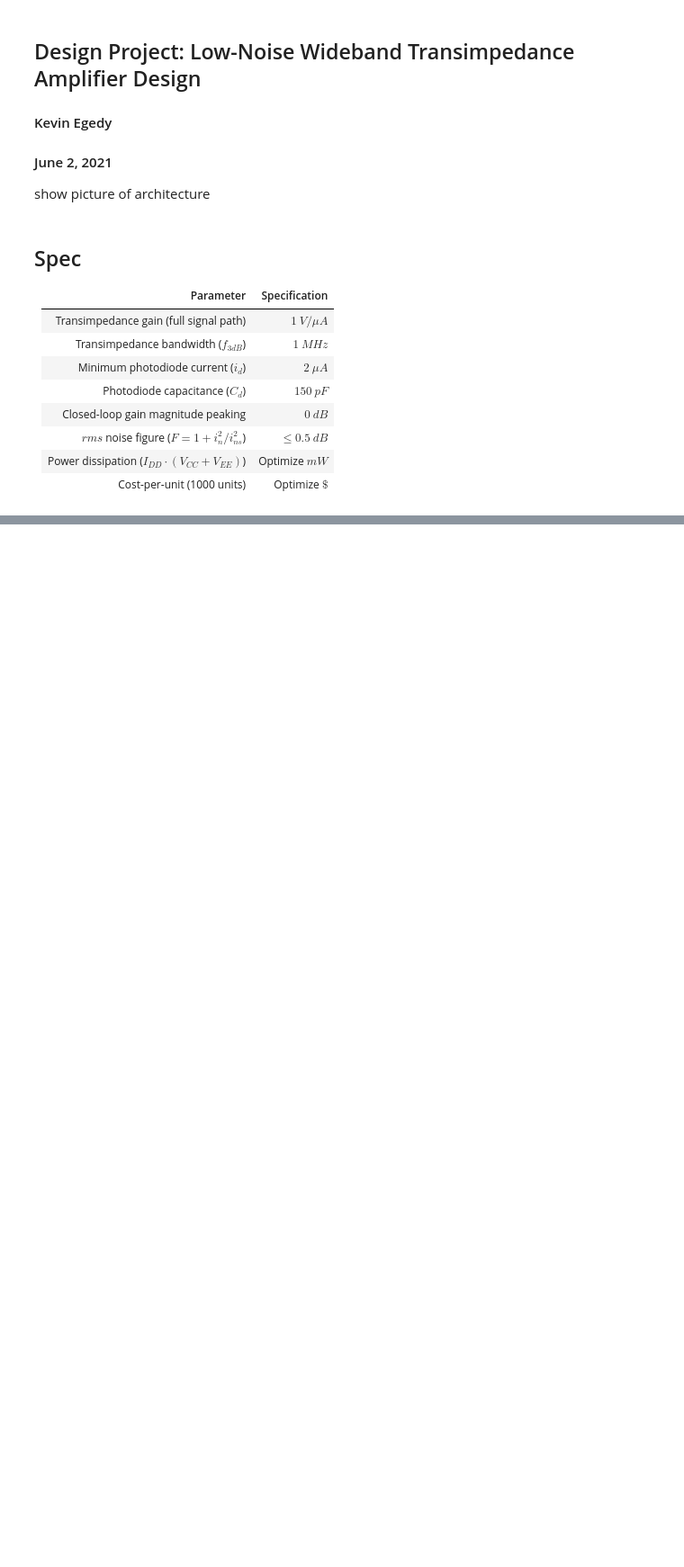
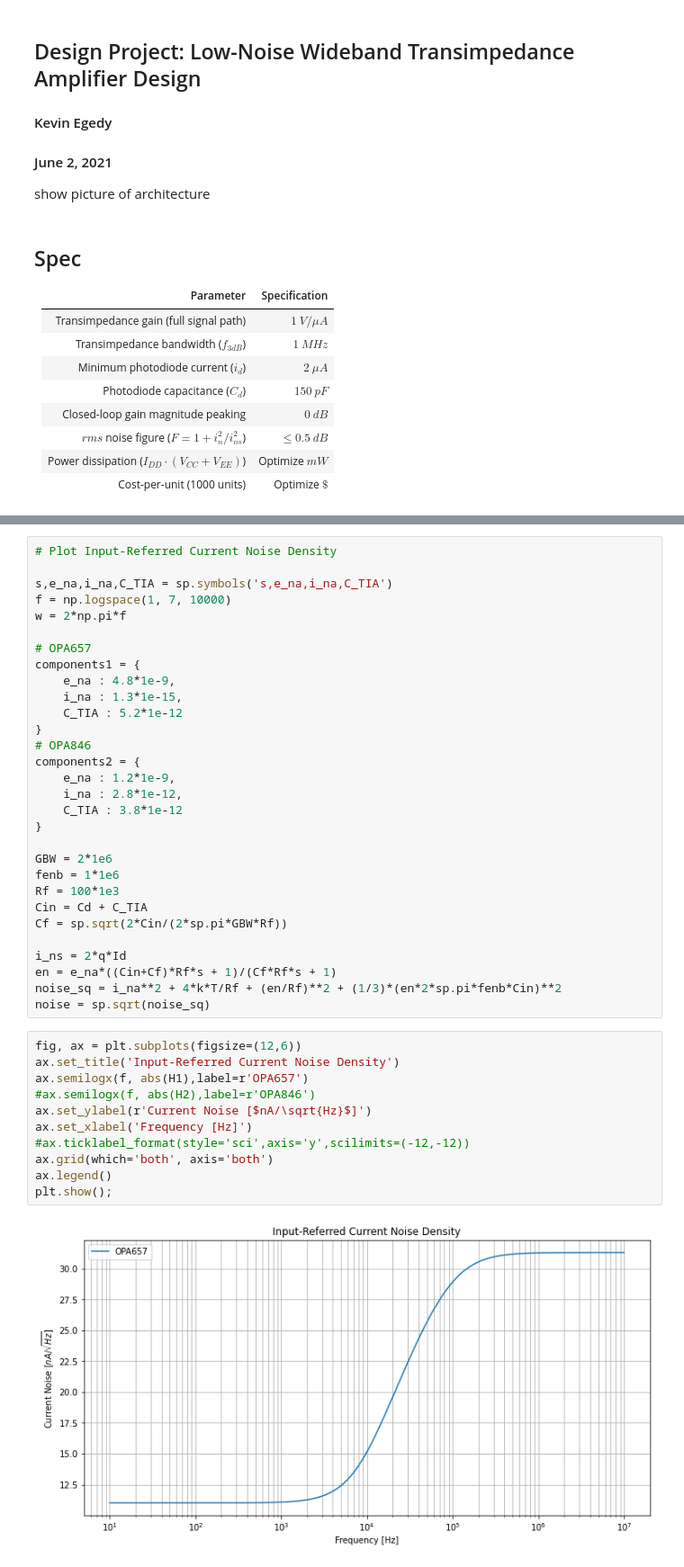
Before and after one commit to kegedy/EE538.1, a Jupyter notebook: kevin/project/check-in-presentation.ipynb, the cells around one changed output, grey strips where cells are left out. Shown: that part at 90% size. Drawn from its saved outputs; the diff is of its cells as text; blank space fills up the shorter version.

```diff
--- a/kevin/project/check-in-presentation.ipynb
+++ b/kevin/project/check-in-presentation.ipynb
@@ -55,0 +293,43 @@ range of the OPA846."
+# %%
+# Plot Input-Referred Current Noise Density
+
+s,e_na,i_na,C_TIA = sp.symbols('s,e_na,i_na,C_TIA')
+f = np.logspace(1, 7, 10000)
+w = 2*np.pi*f
+
+# OPA657
+components1 = {
+    e_na : 4.8*1e-9,
+    i_na : 1.3*1e-15,
+    C_TIA : 5.2*1e-12
+}
+# OPA846
+components2 = {
+    e_na : 1.2*1e-9,
+    i_na : 2.8*1e-12,
+    C_TIA : 3.8*1e-12
+}
+
+GBW = 2*1e6
+fenb = 1*1e6
+Rf = 100*1e3
+Cin = Cd + C_TIA
+Cf = sp.sqrt(2*Cin/(2*sp.pi*GBW*Rf))
+
+i_ns = 2*q*Id
+en = e_na*((Cin+Cf)*Rf*s + 1)/(Cf*Rf*s + 1)
+noise_sq = i_na**2 + 4*k*T/Rf + (en/Rf)**2 + (1/3)*(en*2*sp.pi*fenb*Cin)**2
+noise = sp.sqrt(noise_sq)
+# %%
+fig, ax = plt.subplots(figsize=(12,6))
+ax.set_title('Input-Referred Current Noise Density')
+ax.semilogx(f, abs(H1),label=r'OPA657')
+#ax.semilogx(f, abs(H2),label=r'OPA846')
+ax.set_ylabel(r'Current Noise [$nA/\sqrt{Hz}$]')
+ax.set_xlabel('Frequency [Hz]')
+#ax.ticklabel_format(style='sci',axis='y',scilimits=(-12,-12))
+ax.grid(which='both', axis='both')
+ax.legend()
+plt.show();
+# %% [output]
+[figure, added]
```
Also changed, not shown: parts of 21 cells of this notebook, 3 other files.
